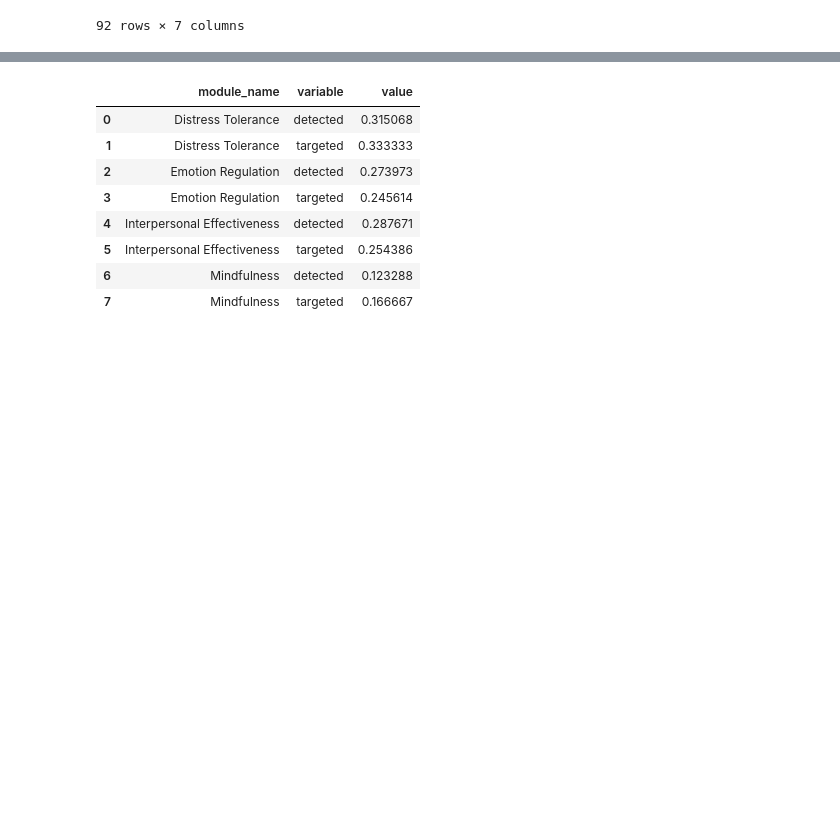
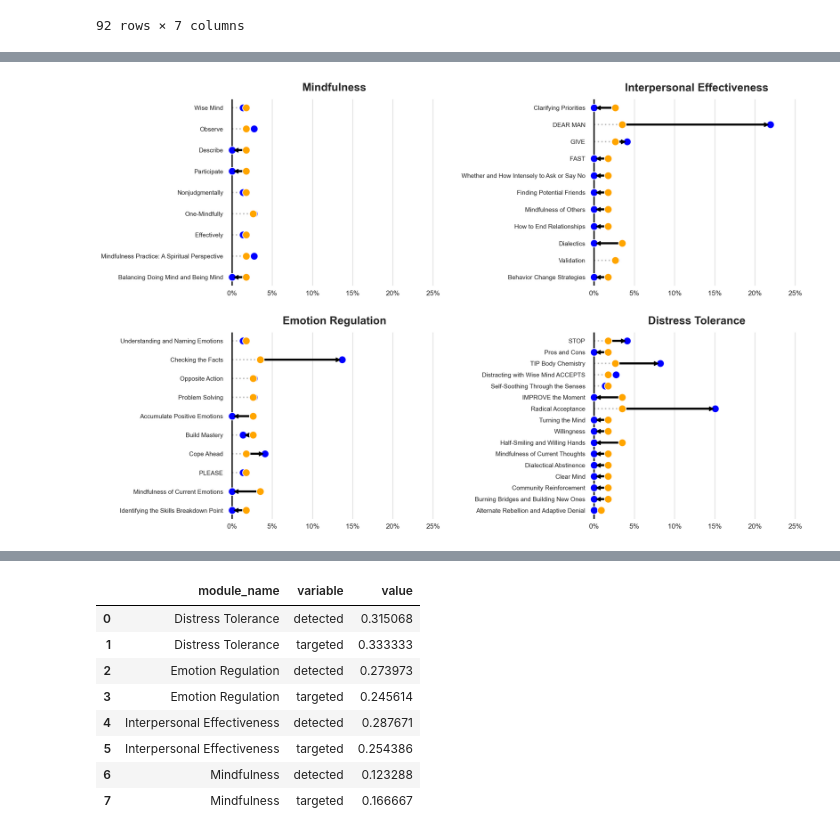
Before and after one commit to hecerinc/dbt-llm, a Jupyter notebook: src/Complete Pipeline.ipynb, the cells around one changed output, grey strips where cells are left out. Cells and saved outputs as stored; diff of their text form; code cells hidden in the pictures; blank space fills up the shorter version.

```diff
--- a/src/Complete Pipeline.ipynb
+++ b/src/Complete Pipeline.ipynb
@@ -413,0 +473,95 @@ sns.stripplot(skill_counts_df, y='skill_name', x='value', hue='variable', linewi
+# %%
+fig, axs = plt.subplots(
+    nrows=2,
+    ncols=2,
+    figsize=(15,11),
+    dpi=200,
+)
+
+for n, module in enumerate(skill_counts_df['module_name'].unique()):
+    plt_df = skill_counts_df.query(f'module_name == \'{module}\'')
+    axs.flat[n].scatter(
+        x=plt_df['targeted'],
+        y=range(len(plt_df)),
+        c='orange',
+        s=120,
+        edgecolors='w',
+        linewidths=1,
+        zorder=5,
+    )
+    axs.flat[n].scatter(
+        x=plt_df['detected'],
+        y=range(len(plt_df)),
+        c='blue',
+        s=120,
+        edgecolors='w',
+        linewidths=1,
+        zorder=3,
+    )
+
+    for i in range(len(plt_df)):
+        _vals = (plt_df['targeted'].iloc[i], plt_df['detected'].iloc[i])
+        _xmin = min(_vals)
+        _xmax = max(_vals)
+
+        axs.flat[n].axvline(
+            x=0,
+            c='black',
+            zorder=2
+        )
+        axs.flat[n].hlines(
+            y = i,
+            xmin = _xmin,
+            xmax = _xmax,
+            colors='black',
+            lw=3,
+            zorder=1,
+        )
+        axs.flat[n].hlines(
+            y = i,
+            xmin = 0,
+            xmax = _xmin,
+            colors='#bbbbbb',
+            lw=2,
+            linestyles=':',
+            zorder=1,
+        )
+        if abs(_vals[0] - _vals[1]) < 0.01:
+            continue
+        elif _vals[0] < _vals[1]:
+            _marker = '>'
+            _x = _vals[1] - 0.005
+        else:
+            _marker = '<'
+            _x = _vals[1] + 0.005
+        axs.flat[n].scatter(
+            x=_x,
+            y=i,
+            c='black',
+            s=35,
+            marker=_marker,
+            zorder=4,
+        )
+
+    axs.flat[n].set_title(f'{module}', fontsize=16, fontweight='bold', pad=12)
+    axs.flat[n].grid(axis='x', linewidth=1, color='#dddddd')
+    axs.flat[n].grid(axis='y', visible=False)
+
+    axs.flat[n].set_xlim(-0.005,0.26)
+    axs.flat[n].set_xticks([0., 0.05, 0.1, 0.15, 0.2, 0.25])
+    axs.flat[n].set_xticklabels([f'{x:.0%}' for x in axs.flat[n].get_xticks()])
+    plt.setp(axs.flat[n].get_xticklabels(), fontsize=10)
+
+    axs.flat[n].set_yticks(range(len(plt_df)), plt_df['skill_name'])
+    plt.setp(axs.flat[n].get_yticklabels(), fontsize=9)
+    axs.flat[n].invert_yaxis()
+    for place in ['left', 'right', 'top', 'bottom']:
+        axs.flat[n].spines[place].set_visible(False)
+
+fig.subplots_adjust(
+    wspace=.7,
+    hspace=.25,
+)
+plt.show()
+# %% [output]
+[figure, added]
```
Also changed, not shown: parts of 10 cells of this notebook.
